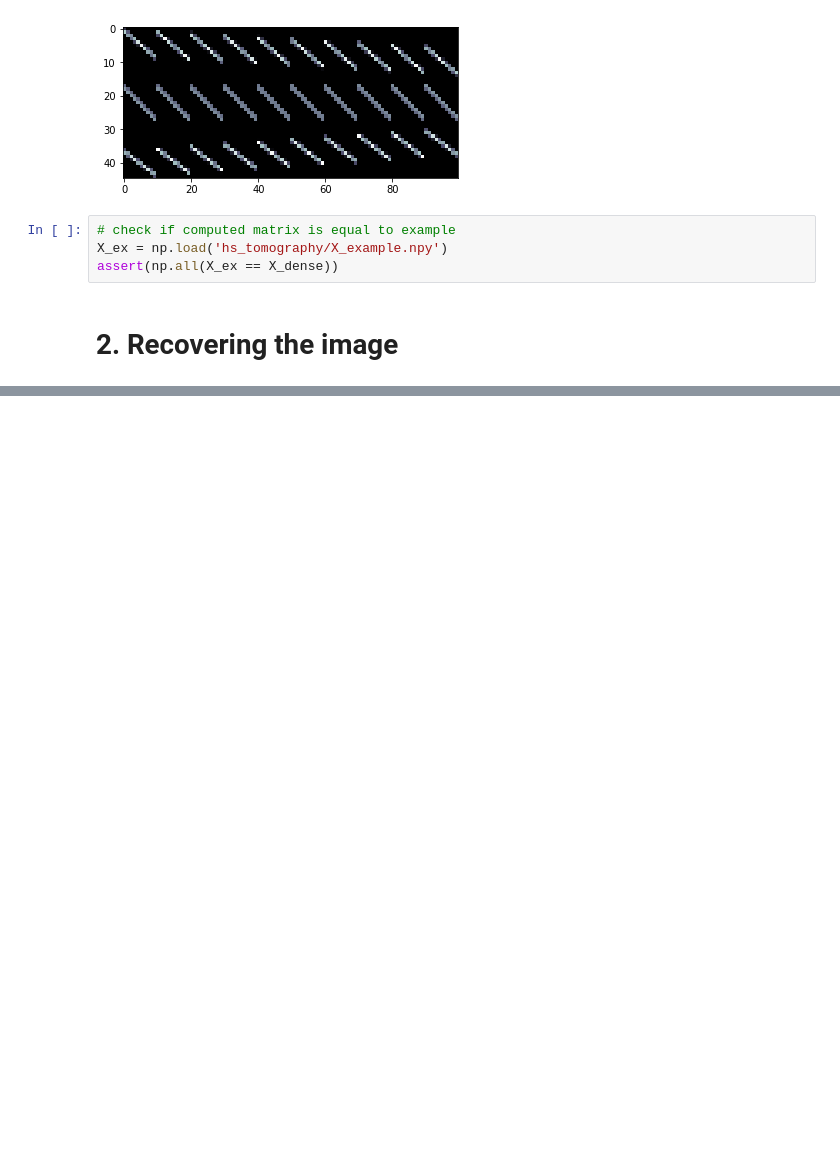
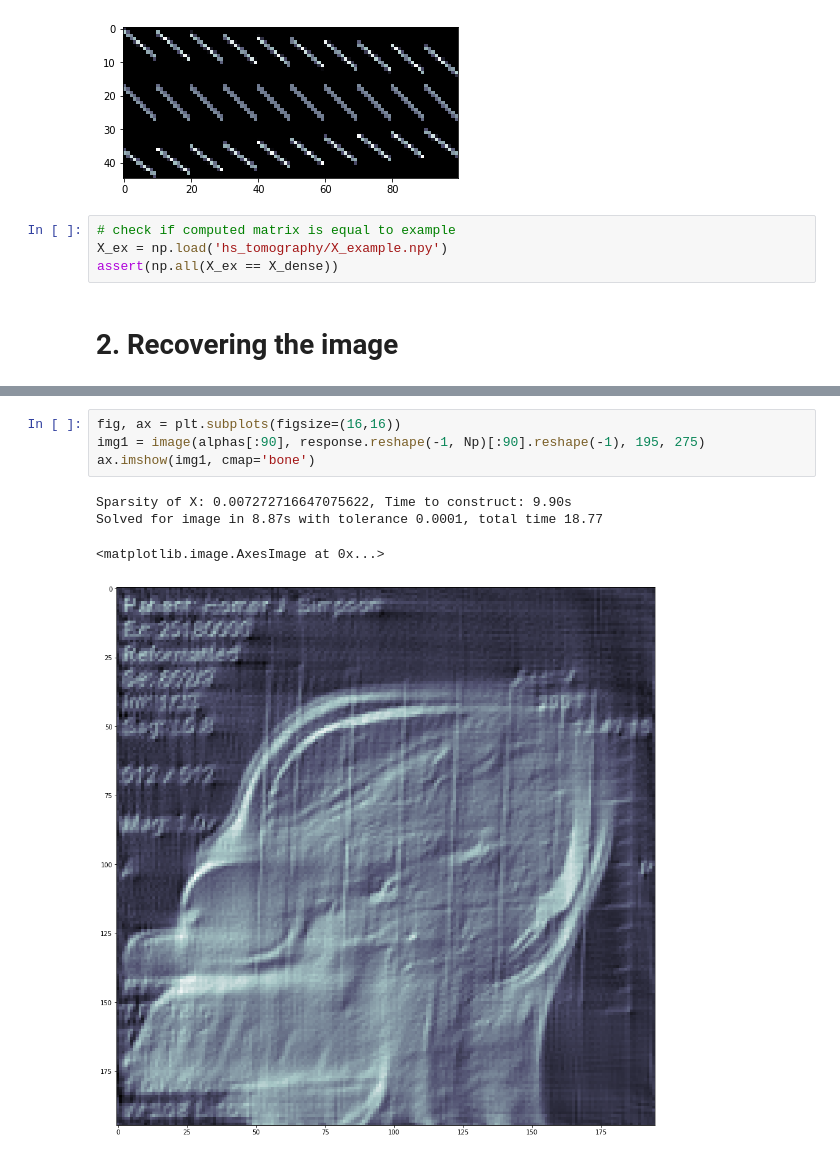
Before and after one commit to Simske/ML, a Jupyter notebook: ex05/linear-regression.ipynb, the cells around one changed output, grey strips where cells are left out. Drawn from its saved outputs; the diff is of its cells as text; blank space fills up the shorter version.

```diff
--- a/ex05/linear-regression.ipynb
+++ b/ex05/linear-regression.ipynb
@@ -110,0 +132,9 @@ ax.imshow(beta.reshape(M,M), cmap='bone')
+# %%
+fig, ax = plt.subplots(figsize=(16,16))
+img1 = image(alphas[:90], response.reshape(-1, Np)[:90].reshape(-1), 195, 275)
+ax.imshow(img1, cmap='bone')
+# %% [output]
+Sparsity of X: 0.007272716647075622, Time to construct: 9.90s
+Solved for image in 8.87s with tolerance 0.0001, total time 18.77
+<matplotlib.image.AxesImage at 0x...>
+[figure, added]
```
Also changed, not shown: parts of 9 cells of this notebook.
